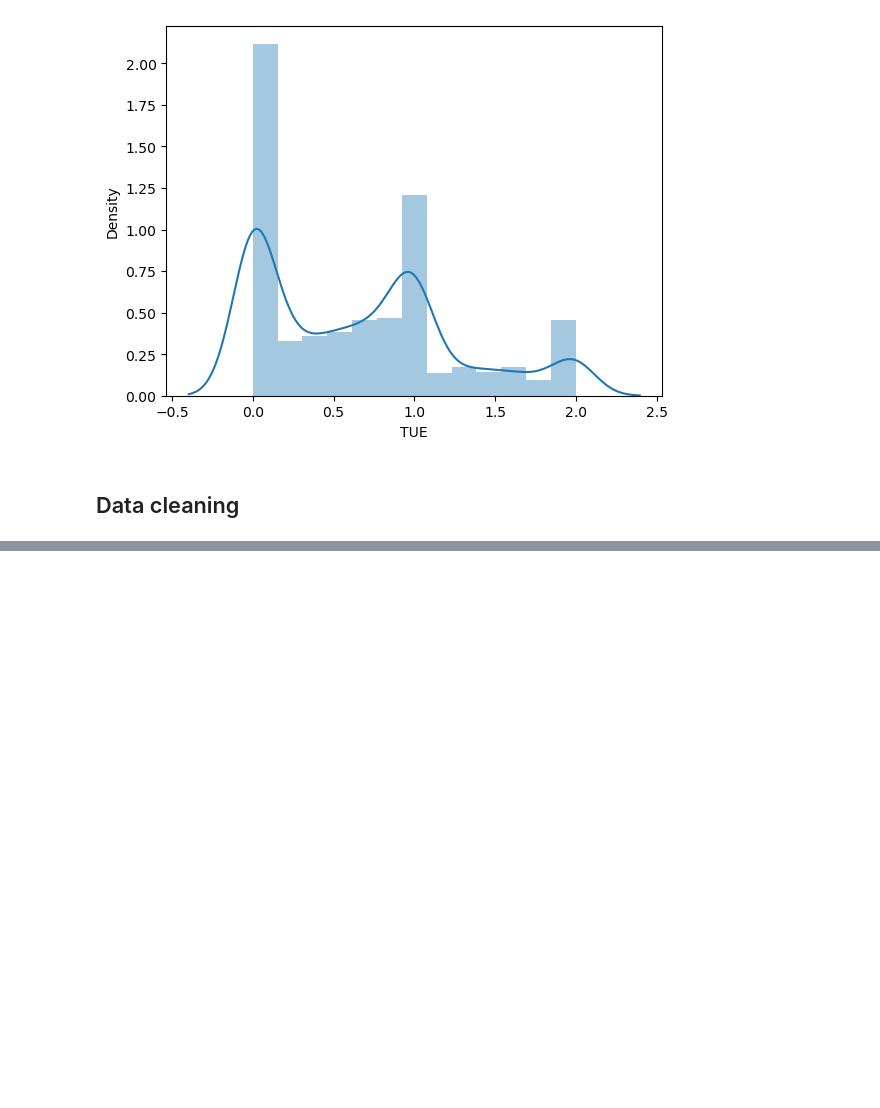
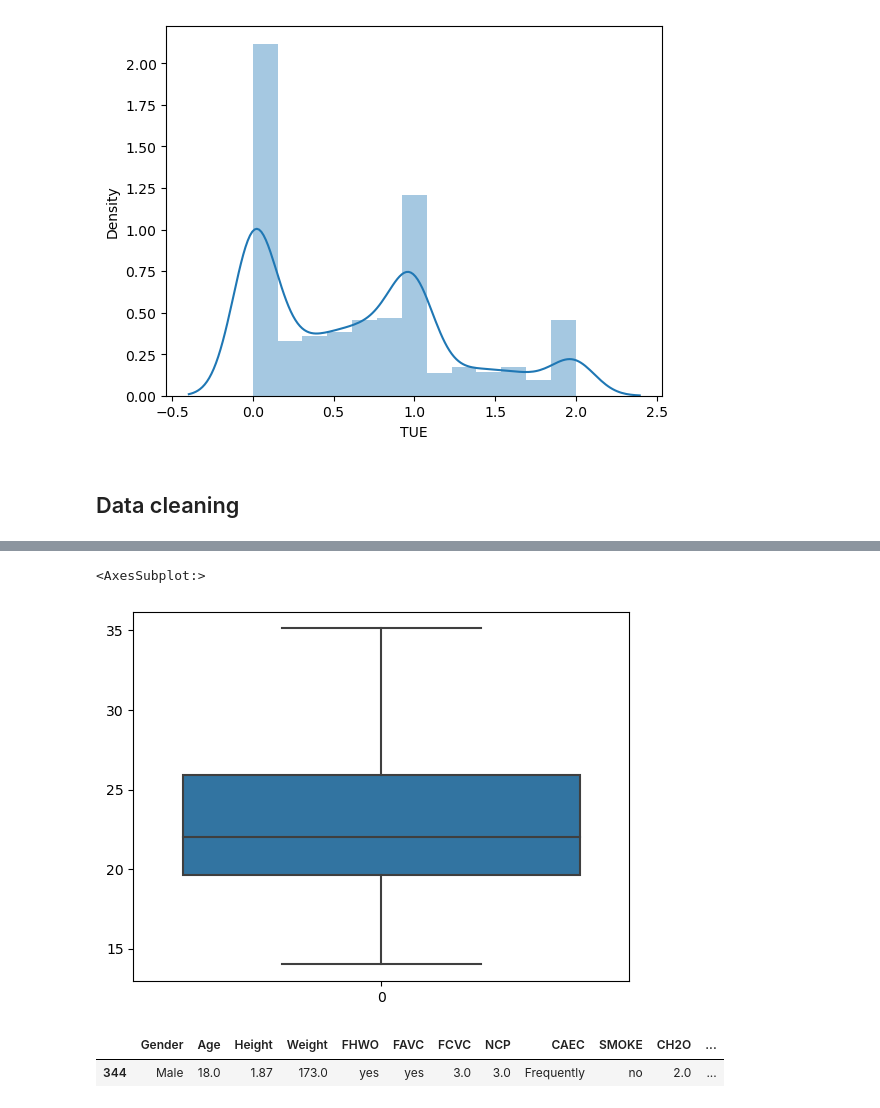
Before and after one commit to sharathchandrakarnati/Ineuron_data_science_totall_assignments, a Jupyter notebook: Machine Learning/Intermidate Questions in machine learning/Question 2/Intermidate_MachineLearning_question2.ipynb, the cells around one changed output, grey strips where cells are left out. Saved outputs shown, nothing was run; the diff lists cells and outputs as text; code cells hidden in the pictures; blank space fills up the shorter version.

```diff
--- a/Machine Learning/Intermidate Questions in machine learning/Question 2/Intermidate_MachineLearning_question2.ipynb
+++ b/Machine Learning/Intermidate Questions in machine learning/Question 2/Intermidate_MachineLearning_question2.ipynb
@@ -254,0 +313,3 @@ outlires(data['Height'])
+# %%
+data1 = data1[(data1.Age>10.789843749999996)&(data1.Age<35.12609375)]
+data1
@@ -254,0 +330,10 @@ outlires(data['Height'])
+# %%
+sns.boxplot(data=[data1['Age']])
+# %% [output]
+<AxesSubplot:>
+[figure, added]
+# %%
+data1[(data1.Weight<2.537334499999993)|(data1.Weight>170.3666905)]
+# %% [output]
+|  | Gender | Age | Height | Weight | FHWO | FAVC | FCVC | NCP | CAEC | SMOKE | CH2O | ... |
+| 344 | Male | 18.0 | 1.87 | 173.0 | yes | yes | 3.0 | 3.0 | Frequently | no | 2.0 | ... |
```
Also changed, not shown: parts of 20 cells of this notebook.
